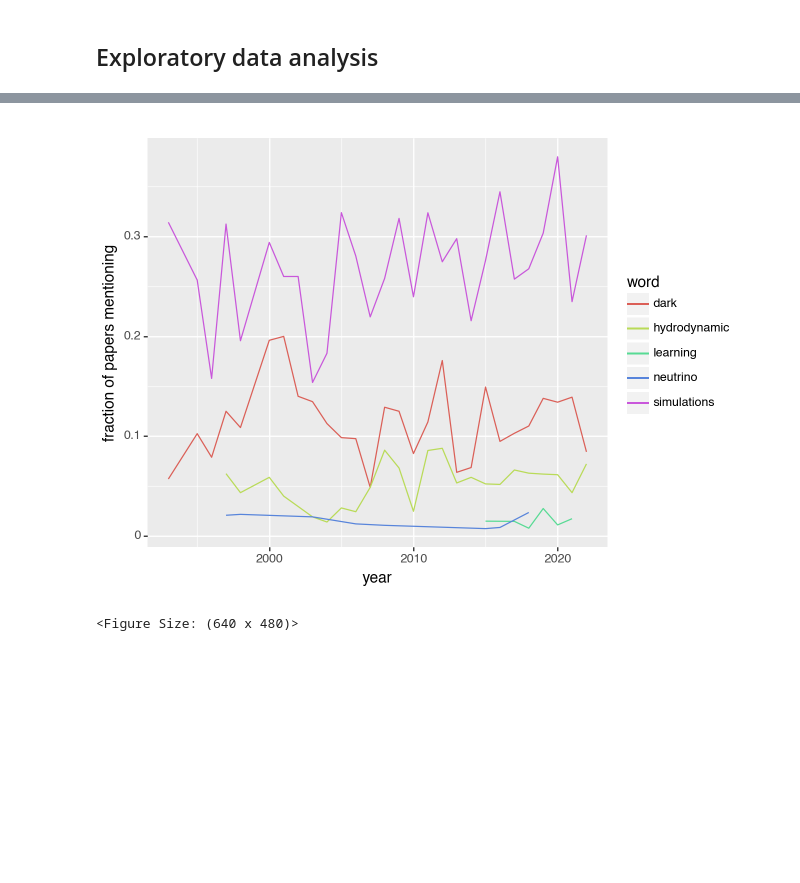
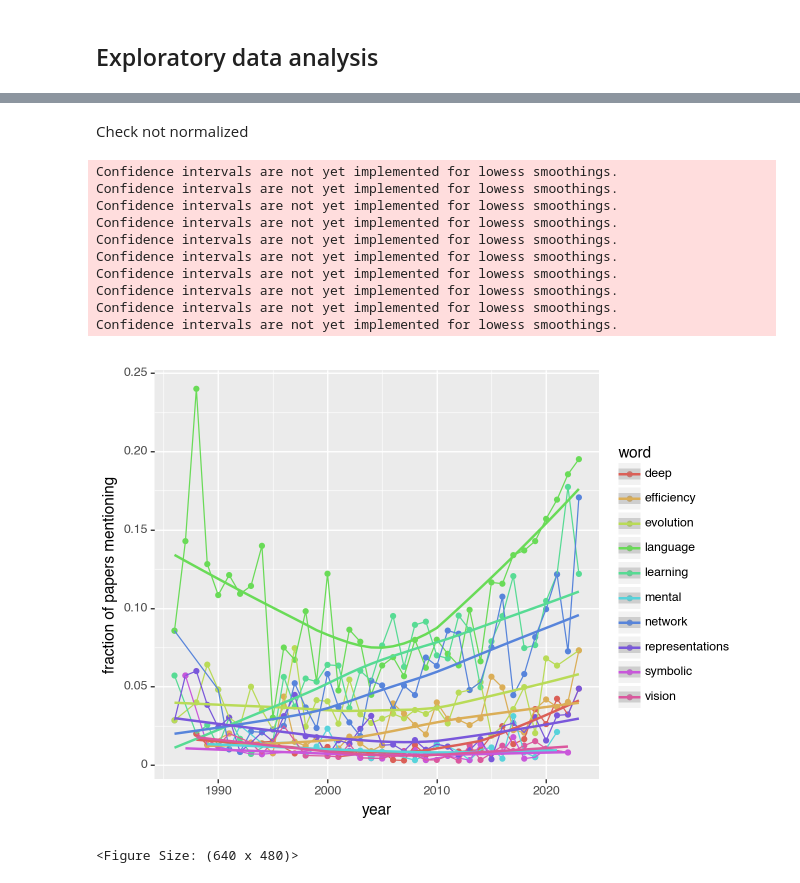
Before and after one commit to nathimel/sciterra, a Jupyter notebook: src/examples/scratch/analysis.ipynb, the cells around one changed output, grey strips where cells are left out. Drawn from its saved outputs; the diff is of its cells as text; code cells hidden in the pictures; blank space fills up the shorter version.

```diff
--- a/src/examples/scratch/analysis.ipynb
+++ b/src/examples/scratch/analysis.ipynb
@@ -14,3 +11,7 @@ atlas_dir = "outputs/atlas_s2"
+# %%
+# bibtex_fp = "hafenLowredshiftLymanLimit2017.bib"
+atlas_dir = "outputs/atlas_s2/"
+# atlas_dir = "outputs/atlas_s2-7-19-23"
 # %%
 atl = Atlas.load(atlas_dir)
 # %%
@@ -115,39 +96,72 @@ sorted(years.keys())
+# %% [markdown]
+Check not normalized
 # %%
 # write a function that can visualize the changing distribution over referents
 
 dfs = []
 for year, counter in sorted(years.items()):
     dfs.append(
         pd.DataFrame(
         [(k,v,year) for k,v in counter.items()],
         columns=["word", "fraction of papers mentioning", "year"]
         )
     )
 
 data = pd.concat(dfs)
 
 # lets just look at a few words for now
+# words = [
+#     "learning",
+#     "hydrodynamic",
+#     "simulations",
+#     "neutrino",
+#     "exoplanet",
+#     "dark",
+# ]
+
 words = [
+    "language",
+    "vision",
+    "deep",
     "learning",
-    "hydrodynamic",
-    "simulations",
-    "neutrino",
-    "exoplanet",
-    "dark",
+    "network",
+    "evolution",
+    "symbolic",
+    "efficiency",
+    "machine",
 ]
 
 data = data[data["word"].isin(words)]
 data
 
 (
     pn.ggplot(data, pn.aes(x="year", y="fraction of papers mentioning"))
-    # + pn.geom_point(
+    + pn.geom_point(
+        mapping=pn.aes(
+            color="word",
+        )
+    )
     + pn.geom_line(
         mapping=pn.aes(
             color="word",
         )
     )
+    + pn.geom_smooth(
+        mapping=pn.aes(
+            color="word",
+        )
+    )
 )
 # %% [output]
+Confidence intervals are not yet implemented for lowess smoothings.
+Confidence intervals are not yet implemented for lowess smoothings.
+Confidence intervals are not yet implemented for lowess smoothings.
+Confidence intervals are not yet implemented for lowess smoothings.
+Confidence intervals are not yet implemented for lowess smoothings.
+Confidence intervals are not yet implemented for lowess smoothings.
+Confidence intervals are not yet implemented for lowess smoothings.
+Confidence intervals are not yet implemented for lowess smoothings.
+Confidence intervals are not yet implemented for lowess smoothings.
+Confidence intervals are not yet implemented for lowess smoothings.
-[figure, old version]
+[figure, new version]
-<Figure Size: (640 x 480)>
+<Figure Size: (640 x 480)>
```
Also changed, not shown: parts of 7 cells of this notebook, 8 other files.
